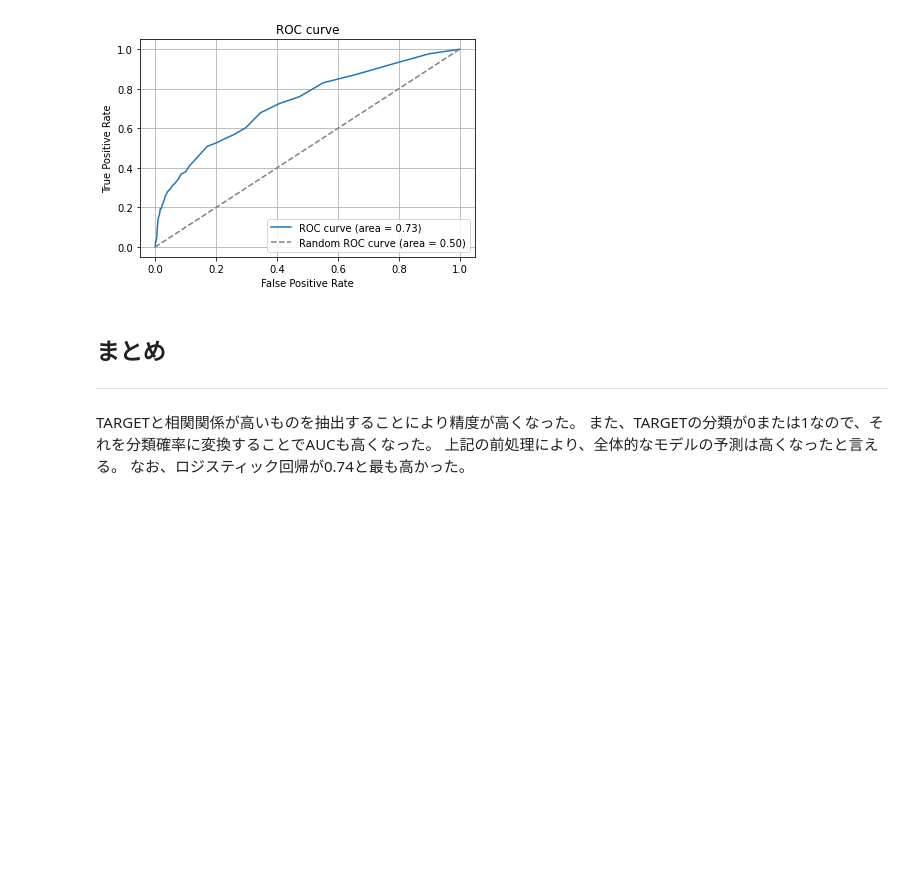
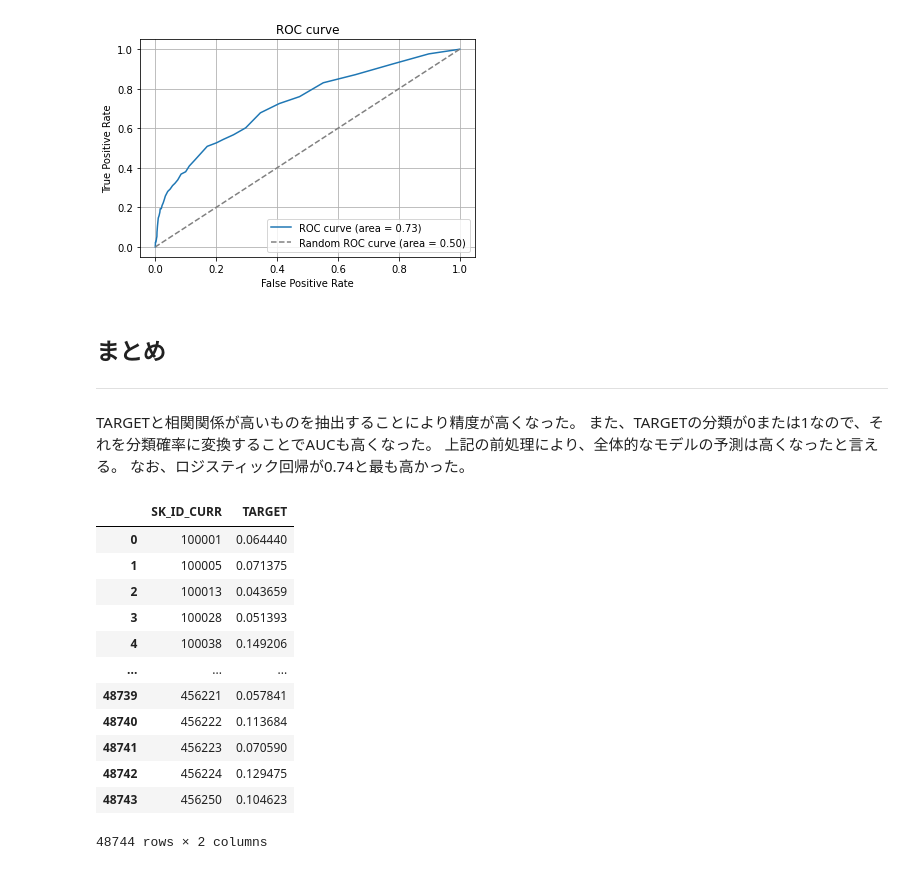
Before and after one commit to UmiSora0516/diveintocode-ml, a Jupyter notebook: Week4/home_credit_learning.ipynb, the cells around one changed output. Saved outputs shown, nothing was run; the diff lists cells and outputs as text; code cells hidden in the pictures; blank space fills up the shorter version.

```diff
--- a/Week4/home_credit_learning.ipynb
+++ b/Week4/home_credit_learning.ipynb
@@ -606,3 +738,28 @@ TARGETと相関関係が高いものを抽出することにより精度が高
 また、TARGETの分類が0または1なので、それを分類確率に変換することでAUCも高くなった。
 上記の前処理により、全体的なモデルの予測は高くなったと言える。
 なお、ロジスティック回帰が0.74と最も高かった。
+# %%
+# 上記のモデルでKaggleに提出してみる
+
+# Logistic Regression
+y_pred_lr_sub = lr.predict_proba(X_df_test_std)[:, 1]
+
+# Kaggleに提出するためにデータを加工
+y_pred_sub_df2 = pd.DataFrame(y_pred_lr_sub)
+y_pred_sub_df2 = y_pred_sub_df2.rename(columns={0:"TARGET"})
+y_pred_sub_df2 = pd.concat([df_test["SK_ID_CURR"], y_pred_sub_df2], axis=1, join='inner')
+y_pred_sub_df2
+# %% [output]
+|  | SK_ID_CURR | TARGET |
+| 0 | 100001 | 0.064440 |
+| 1 | 100005 | 0.071375 |
+| 2 | 100013 | 0.043659 |
+| 3 | 100028 | 0.051393 |
+| 4 | 100038 | 0.149206 |
+| ... | ... | ... |
+| 48739 | 456221 | 0.057841 |
+| 48740 | 456222 | 0.113684 |
+| 48741 | 456223 | 0.070590 |
+| 48742 | 456224 | 0.129475 |
+| 48743 | 456250 | 0.104623 |
+48744 rows × 2 columns
```
Also changed, not shown: parts of 17 cells of this notebook.
